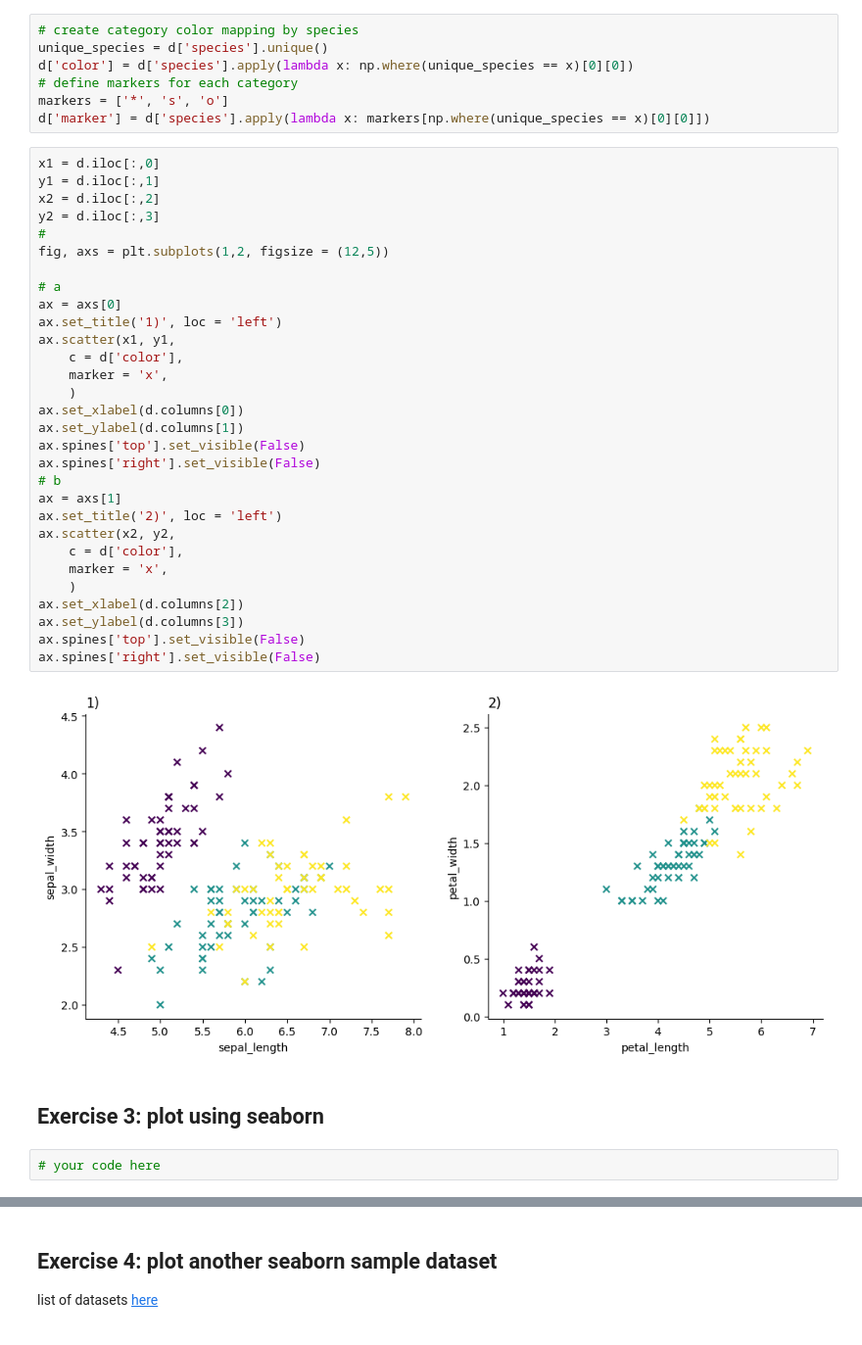
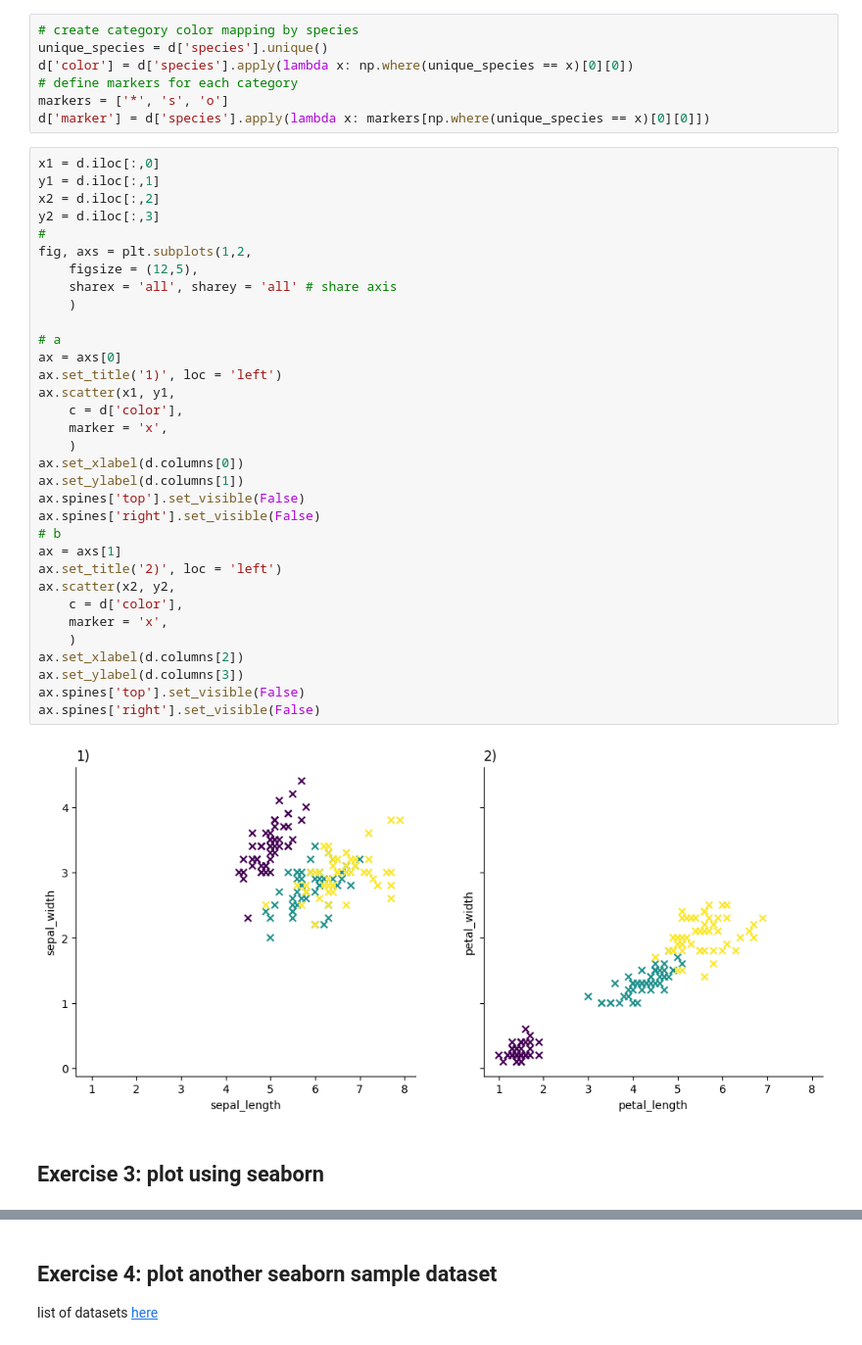
Before and after one commit to Datahel/KAWai_data_visualization, a Jupyter notebook: notebook.ipynb, the cells around one changed output, grey strips where cells are left out. Shown at 98% size. Saved outputs shown, nothing was run; the diff lists cells and outputs as text.

```diff
--- a/notebook.ipynb
+++ b/notebook.ipynb
@@ -68,36 +68,37 @@ d['marker'] = d['species'].apply(lambda x: markers[np.where(unique_species == x)
 # %%
 x1 = d.iloc[:,0]
 y1 = d.iloc[:,1]
 x2 = d.iloc[:,2]
 y2 = d.iloc[:,3]
 #
-fig, axs = plt.subplots(1,2, figsize = (12,5))
+fig, axs = plt.subplots(1,2,
+    figsize = (12,5),
+    sharex = 'all', sharey = 'all' # share axis
+    )
 
 # a
 ax = axs[0]
 ax.set_title('1)', loc = 'left')
 ax.scatter(x1, y1,
     c = d['color'],
     marker = 'x',
     )
 ax.set_xlabel(d.columns[0])
 ax.set_ylabel(d.columns[1])
 ax.spines['top'].set_visible(False)
 ax.spines['right'].set_visible(False)
 # b
 ax = axs[1]
 ax.set_title('2)', loc = 'left')
 ax.scatter(x2, y2,
     c = d['color'],
     marker = 'x',
     )
 ax.set_xlabel(d.columns[2])
 ax.set_ylabel(d.columns[3])
 ax.spines['top'].set_visible(False)
 ax.spines['right'].set_visible(False)
 # %% [output]
-[figure, old version]
+[figure, new version]
 # %% [markdown]
 ## Exercise 3: plot using seaborn
-# %%
-# your code here
```
Also changed, not shown: parts of 1 cell of this notebook.
